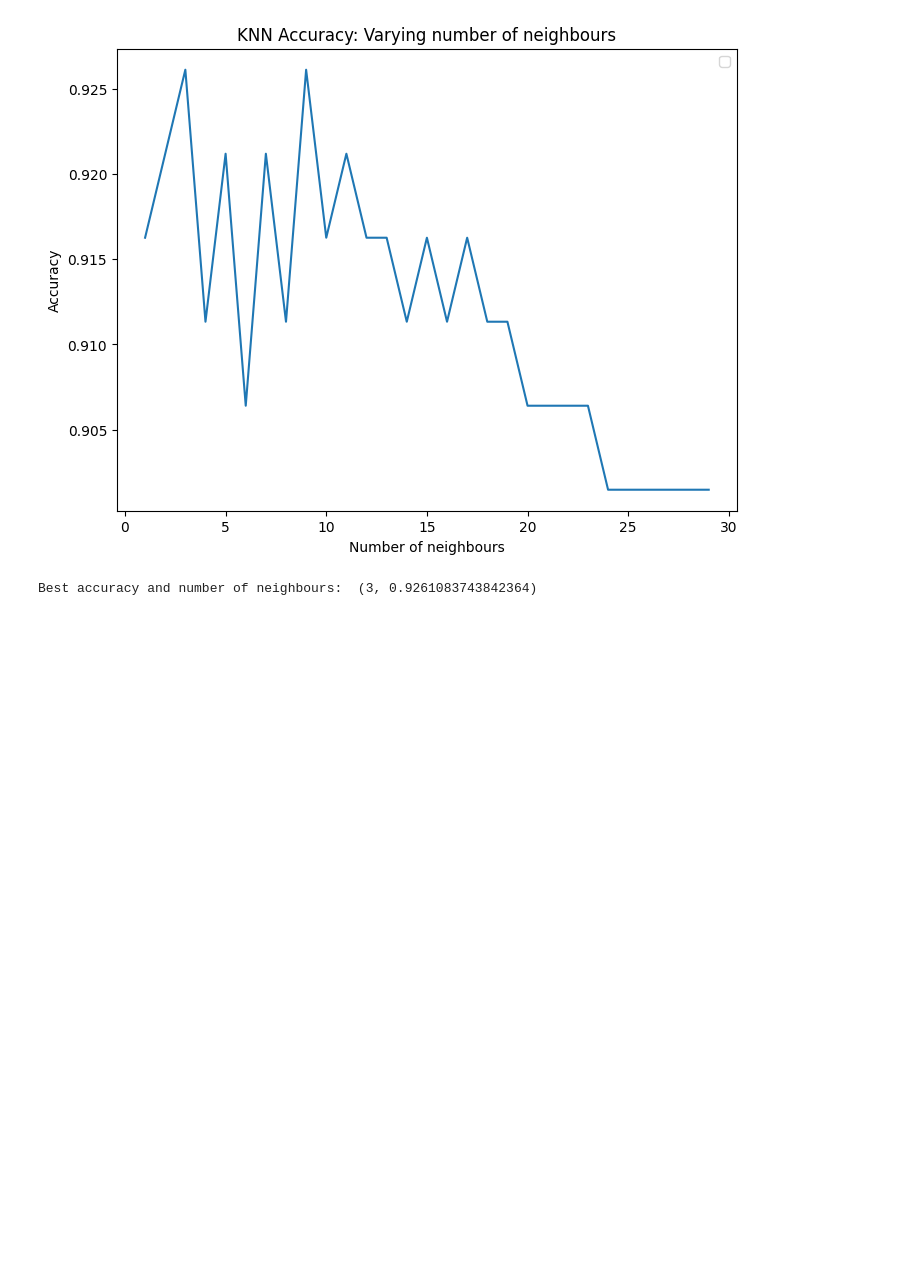
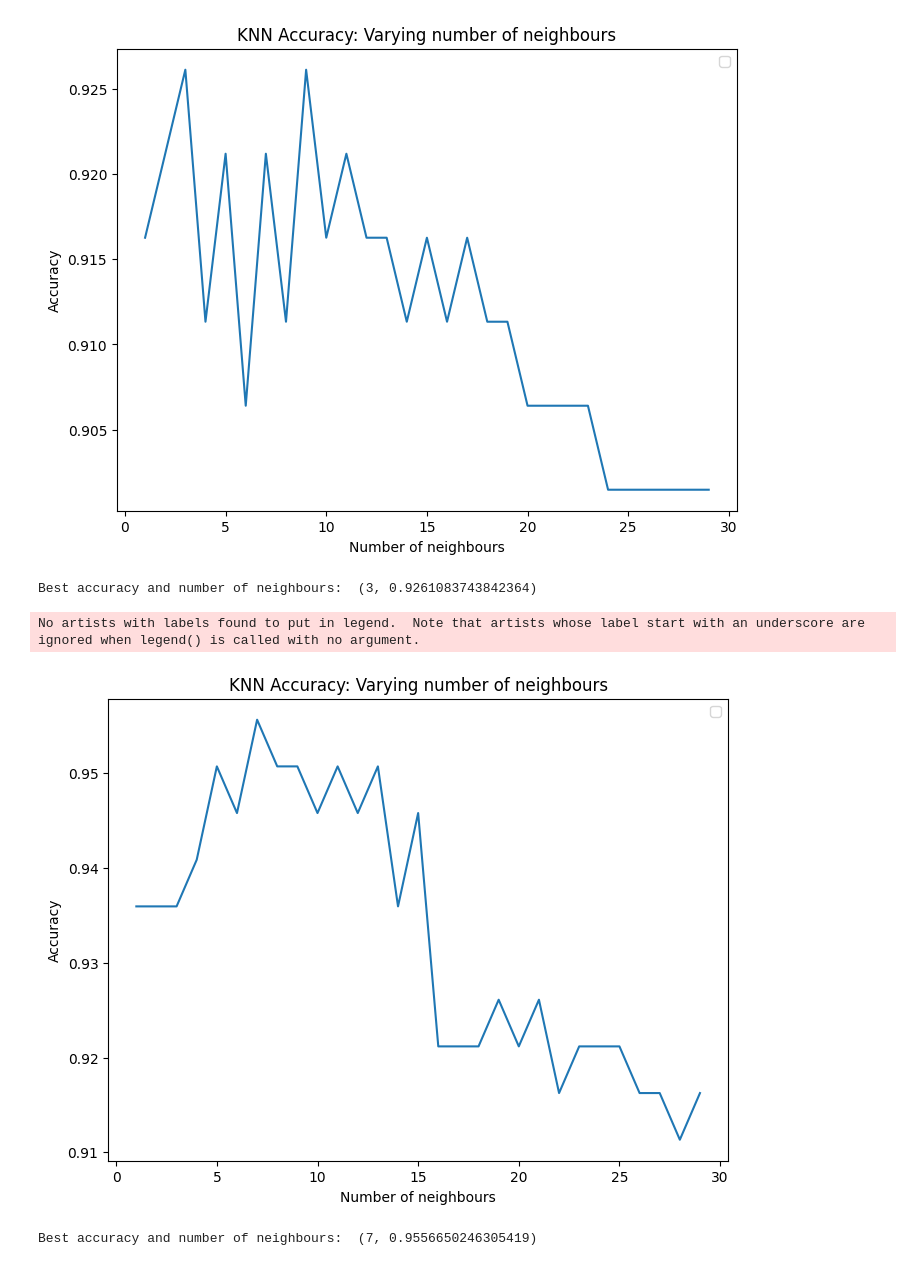
Before and after one commit to mellamanelpoeta/mexican-polarization, a Jupyter notebook: nbs/02_classifier.ipynb, the cells around one changed output. Cells and saved outputs as stored; diff of their text form; code cells hidden in the pictures; blank space fills up the shorter version.

Commit message:
classifier update

```diff
--- a/nbs/02_classifier.ipynb
+++ b/nbs/02_classifier.ipynb
@@ -267,3 +267,25 @@ print('Best accuracy and number of neighbours: ', max(test_accuracies.items(), k
 No artists with labels found to put in legend.  Note that artists whose label start with an underscore are ignored when legend() is called with no argument.
 [figure]
 Best accuracy and number of neighbours:  (3, 0.9261083743842364)
+# %%
+test_accuracies = {}
+neighbours = range(1, 30)
+
+for neighbour in neighbours:
+    knn = KNeighborsClassifier(n_neighbors=neighbour,metric='cosine')
+    knn.fit(X_train, y_train)
+    test_accuracies[neighbour] = knn.score(X_test, y_test)
+
+plt.figure(figsize=(8,6))
+plt.title('KNN Accuracy: Varying number of neighbours')
+plt.plot(list(test_accuracies.keys()), list(test_accuracies.values()))
+plt.legend()
+plt.xlabel('Number of neighbours')
+plt.ylabel('Accuracy')
+plt.show()
+
+print('Best accuracy and number of neighbours: ', max(test_accuracies.items(), key=lambda x: x[1]))
+# %% [output]
+No artists with labels found to put in legend.  Note that artists whose label start with an underscore are ignored when legend() is called with no argument.
+[figure, added]
+Best accuracy and number of neighbours:  (7, 0.9556650246305419)
```
